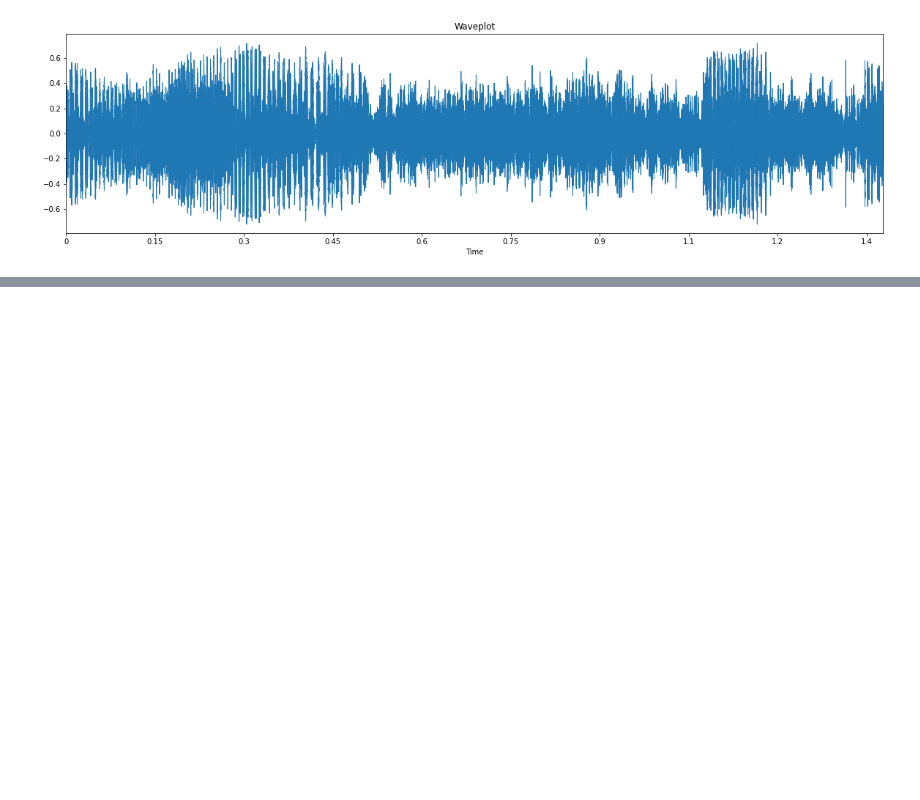
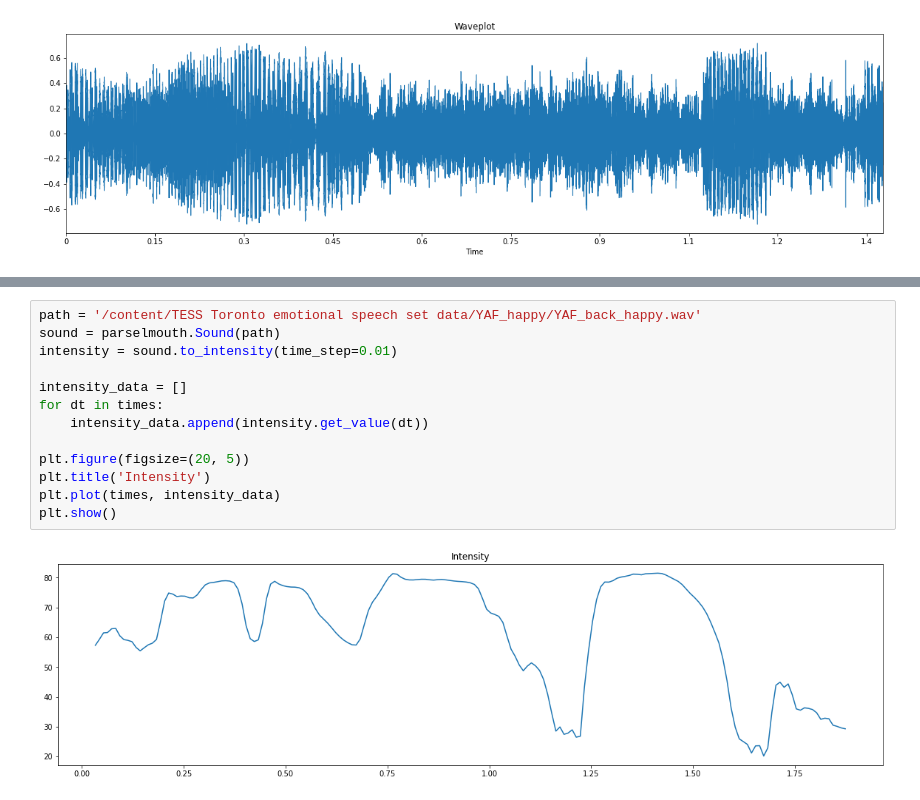
Before and after one commit to bilalProgTech/mtech-nmims, a Jupyter notebook: speech-recognition/Lab-Work/20221016-Lab-10-MTech-AI.ipynb, the cells around one changed output, grey strips where cells are left out. Drawn from its saved outputs; the diff is of its cells as text; blank space fills up the shorter version.

```diff
--- a/speech-recognition/Lab-Work/20221016-Lab-10-MTech-AI.ipynb
+++ b/speech-recognition/Lab-Work/20221016-Lab-10-MTech-AI.ipynb
@@ -40,0 +117,15 @@ x.shape
+# %%
+path = '/content/TESS Toronto emotional speech set data/YAF_happy/YAF_back_happy.wav'
+sound = parselmouth.Sound(path)
+intensity = sound.to_intensity(time_step=0.01)
+
+intensity_data = []
+for dt in times:
+    intensity_data.append(intensity.get_value(dt))
+
+plt.figure(figsize=(20, 5))
+plt.title('Intensity')
+plt.plot(times, intensity_data)
+plt.show()
+# %% [output]
+[figure, added]
```
Also changed, not shown: parts of 15 cells of this notebook.
